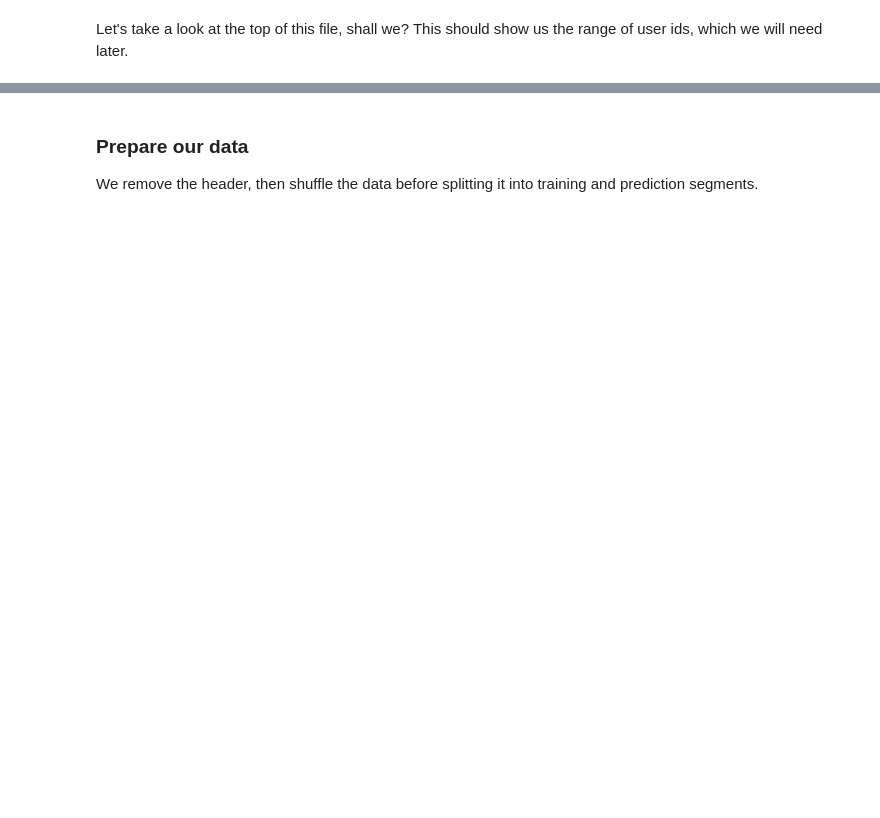
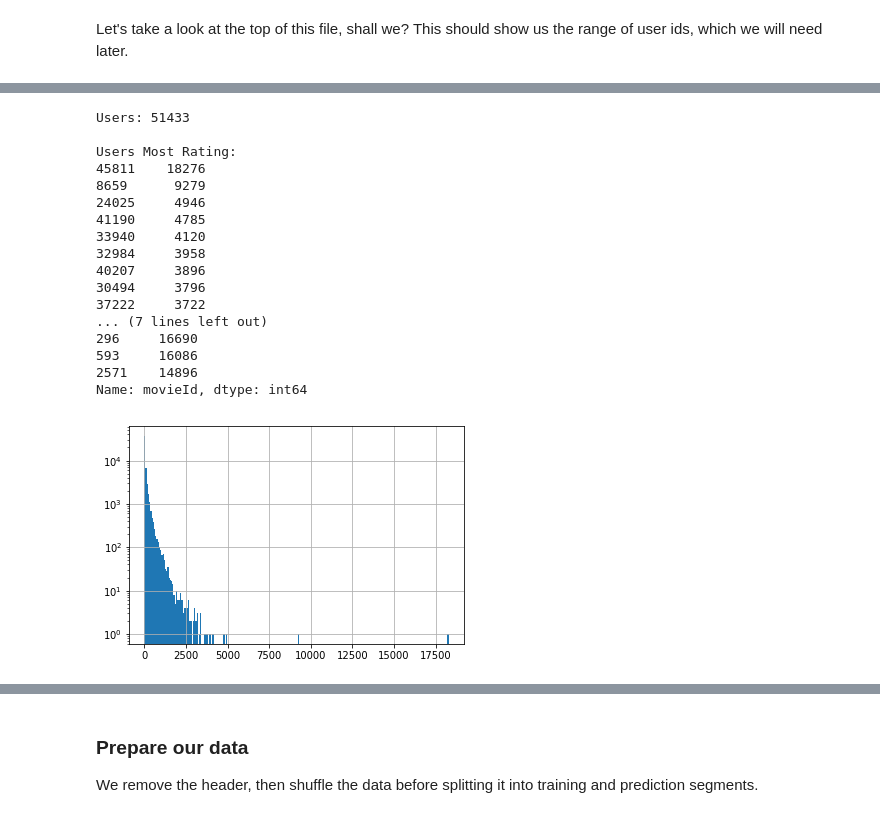
Before and after one commit to shirkeyaws/sagemaker-recommender-workshop, a Jupyter notebook: 03_factorization_machines.ipynb, the cells around one changed output, grey strips where cells are left out. Saved outputs shown, nothing was run; the diff lists cells and outputs as text; code cells hidden in the pictures; blank space fills up the shorter version.

```diff
--- a/03_factorization_machines.ipynb
+++ b/03_factorization_machines.ipynb
@@ -104,0 +159,3 @@ print("Users: {}".format(user_count))
+# %%
+data = pd.read_csv("/tmp/dataset/ratings.csv", sep=',')
+data.head()
@@ -104,0 +169,27 @@ print("Users: {}".format(user_count))
+# %%
+user_ratings = data['userId'].value_counts()
+user_count = user_ratings.count()
+print("Users: {}\n".format(user_count))
+print("Users Most Rating: \n{}".format(user_ratings.head(n=10)))
+ax = user_ratings.hist(bins=250)
+ax.set_yscale('log')
+plt.show()
+# %% [output]
+Users: 51433
+
+Users Most Rating:
+45811    18276
+8659      9279
+24025     4946
+41190     4785
+33940     4120
+32984     3958
+40207     3896
+30494     3796
+37222     3722
+... (7 lines left out)
+296     16690
+593     16086
+2571    14896
+Name: movieId, dtype: int64
+[figure, added]
```
Also changed, not shown: parts of 12 cells of this notebook, 1 other file.
